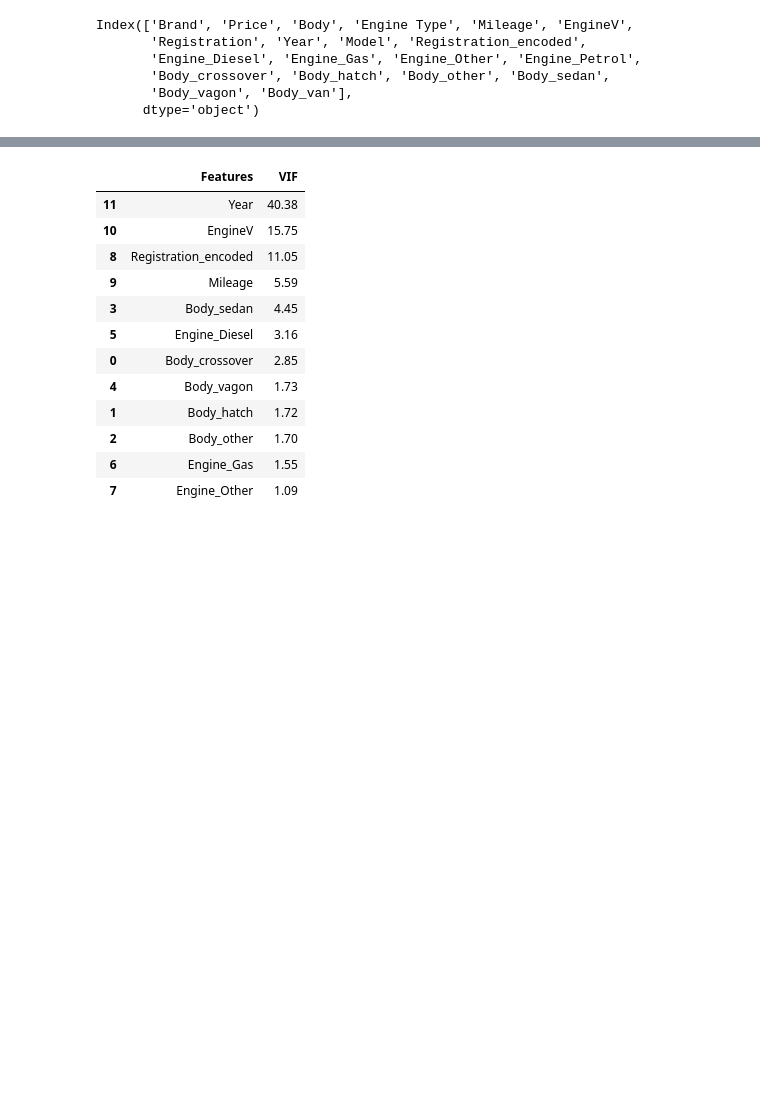
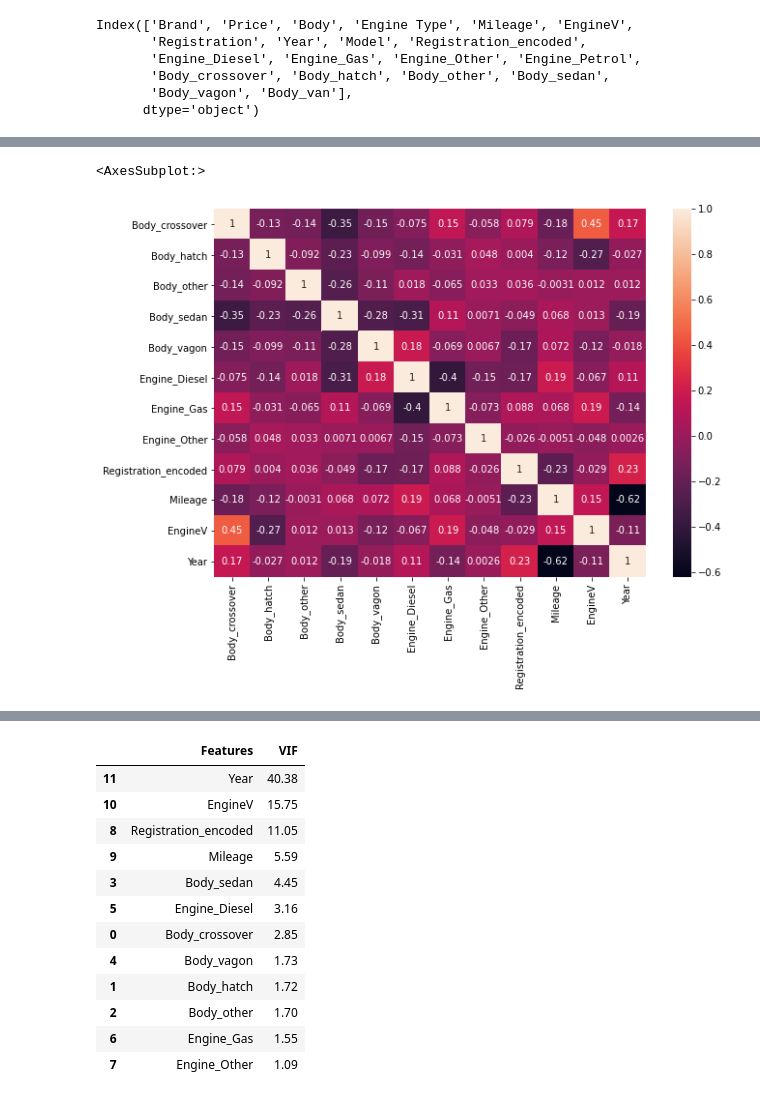
Before and after one commit to manujjoshi/Assignments, a Jupyter notebook: Dealing with cat variables.ipynb, the cells around one changed output, grey strips where cells are left out. Drawn from its saved outputs; the diff is of its cells as text; code cells hidden in the pictures; blank space fills up the shorter version.

```diff
--- a/Dealing with cat variables.ipynb
+++ b/Dealing with cat variables.ipynb
@@ -170,0 +304,7 @@ y = one_hot_1['Price']
+# %%
+import matplotlib.pyplot as plt
+plt.figure(figsize=(10,7))
+sns.heatmap(X.corr(),annot=True)
+# %% [output]
+<AxesSubplot:>
+[figure, added]
```
Also changed, not shown: parts of 23 cells of this notebook.
